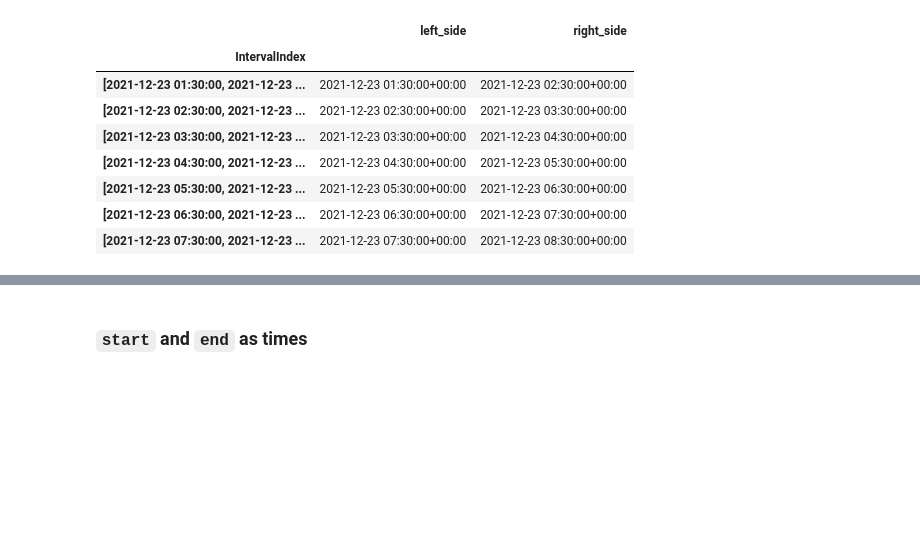
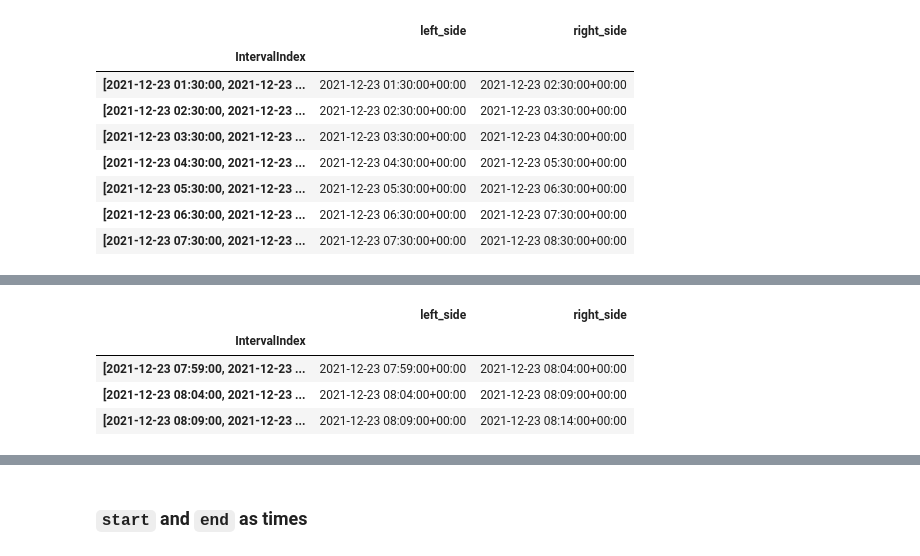
Before and after one commit to w3stling/exchange_calendars, a Jupyter notebook: docs/tutorials/trading_index.ipynb, the cells around one changed output, grey strips where cells are left out. Saved outputs shown, nothing was run; the diff lists cells and outputs as text; code cells hidden in the pictures; blank space fills up the shorter version.

Commit message:
Update `trading_index` tutorial
Adds section to `trading_index.ipynb` to cover alignment options.

```diff
--- a/docs/tutorials/trading_index.ipynb
+++ b/docs/tutorials/trading_index.ipynb
@@ -477,0 +485,10 @@ show_as_df(index)
+# %%
+xtae = xcals.get_calendar("XTAE") # Tel Aviv Stock Exchange
+index = xtae.trading_index(start, start, "5T")
+show_as_df(index)[:3]
+# %% [output]
+|  | left_side | right_side |
+| IntervalIndex |  |  |
+| [2021-12-23 07:59:00, 2021-12-23 ... | 2021-12-23 07:59:00+00:00 | 2021-12-23 08:04:00+00:00 |
+| [2021-12-23 08:04:00, 2021-12-23 ... | 2021-12-23 08:04:00+00:00 | 2021-12-23 08:09:00+00:00 |
+| [2021-12-23 08:09:00, 2021-12-23 ... | 2021-12-23 08:09:00+00:00 | 2021-12-23 08:14:00+00:00 |
```
Also changed, not shown: parts of 25 cells of this notebook, 1 other file.
